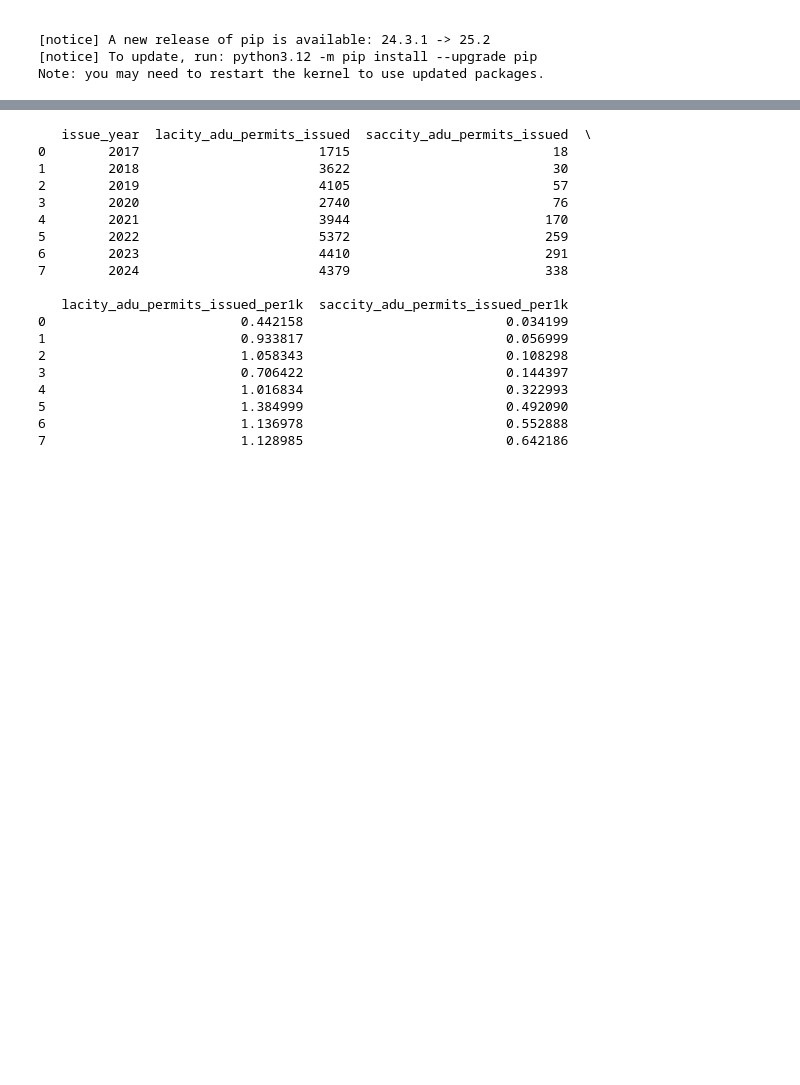
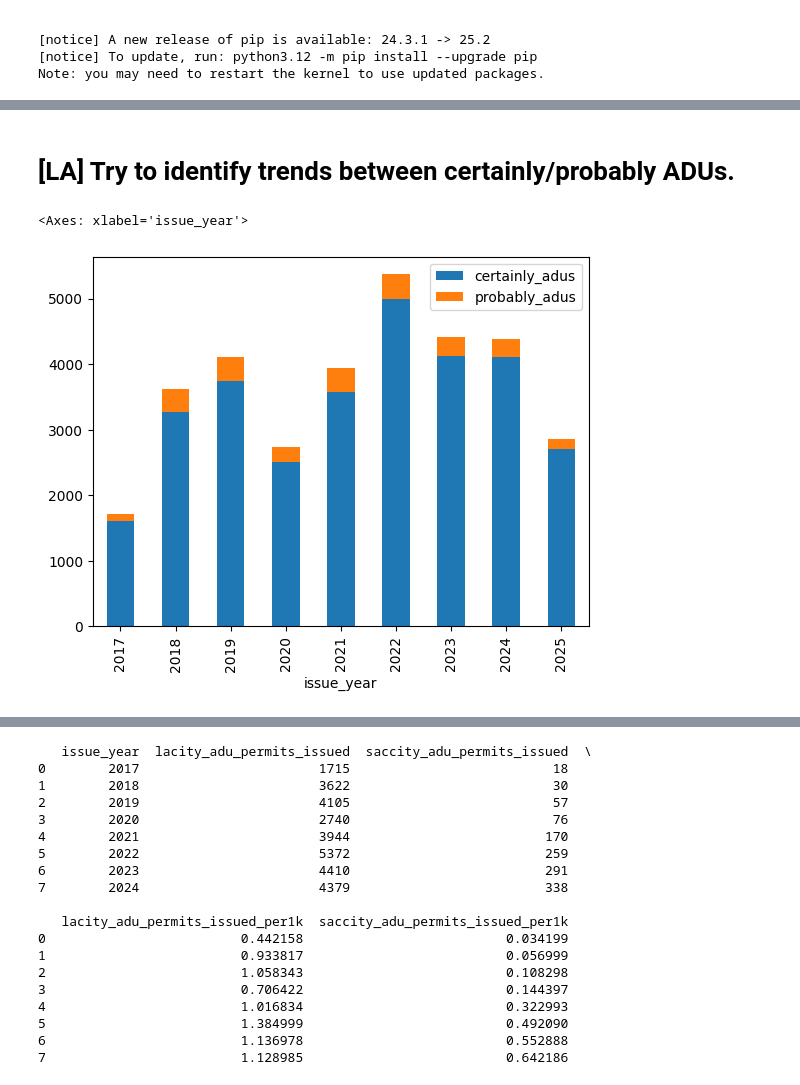
Before and after one commit to pwnage101/adus_research, a Jupyter notebook: ADUs.ipynb, the cells around one changed output, grey strips where cells are left out. Cells and saved outputs as stored; diff of their text form; code cells hidden in the pictures; blank space fills up the shorter version.

```diff
--- a/ADUs.ipynb
+++ b/ADUs.ipynb
@@ -137 +115,21 @@ adu_permits_issued_by_year.plot(x='issue_year', y=['certainly_adu', 'probably_ad
+# %% [markdown]
+# [LA] Try to identify trends between certainly/probably ADUs.
+# %%
+sql_string = """
+  SELECT issue_year,
+         sum(certainly_adu) as certainly_adus,
+         sum(probably_adu) as probably_adus,
+         sum(certainly_adu) + sum(probably_adu) as all_adus
+    FROM permits_lacity
+   WHERE (certainly_adu or probably_adu)
+     AND issue_year >= 2017
+group by issue_year
+order by issue_year
+"""
+
+adu_permits_issued_by_year = duckdb.query(sql_string).df()
+adu_permits_issued_by_year.plot(x='issue_year', y=['certainly_adus', 'probably_adus'], kind='bar', stacked=True)
+# %% [output]
+<Axes: xlabel='issue_year'>
+[figure, added]
 # %%
```
Also changed, not shown: parts of 7 cells of this notebook.
